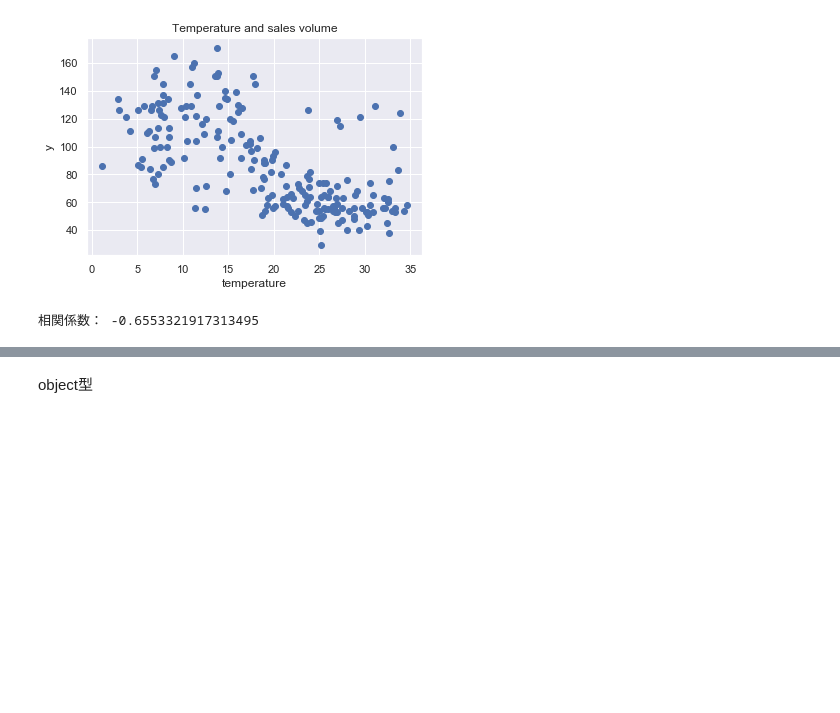
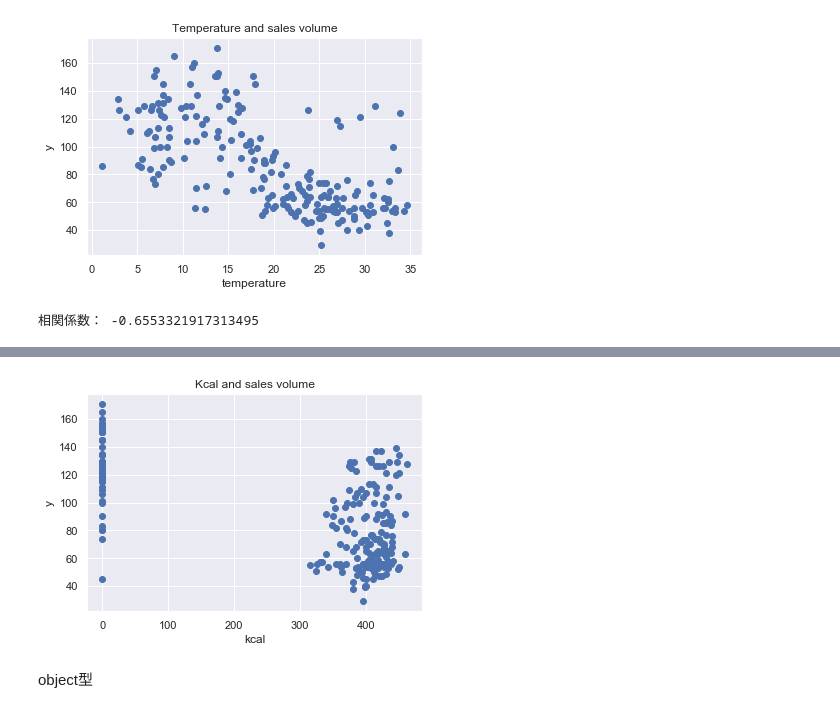
Before and after one commit to its1b3g-kteam/tsubaki_work, a Jupyter notebook: アウトプット/弁当予測/lunch.ipynb, the cells around one changed output, grey strips where cells are left out. Drawn from its saved outputs; the diff is of its cells as text; code cells hidden in the pictures; blank space fills up the shorter version.

```diff
--- a/アウトプット/弁当予測/lunch.ipynb
+++ b/アウトプット/弁当予測/lunch.ipynb
@@ -151,3 +182,14 @@ print("相関係数：",lunch_train_data["temperature"].corr(lunch_train_data["y
+# %%
+#散布図
+
+#散布図の作成
+plt.scatter(lunch_train_data["kcal"],lunch_train_data["y"])
+plt.xlabel("kcal")
+plt.ylabel("y")
+plt.title("Kcal and sales volume")
+plt.show()
+# %% [output]
+[figure, added]
 # %% [markdown]
 object型
 # %% [markdown]
```
Also changed, not shown: parts of 30 cells of this notebook.
